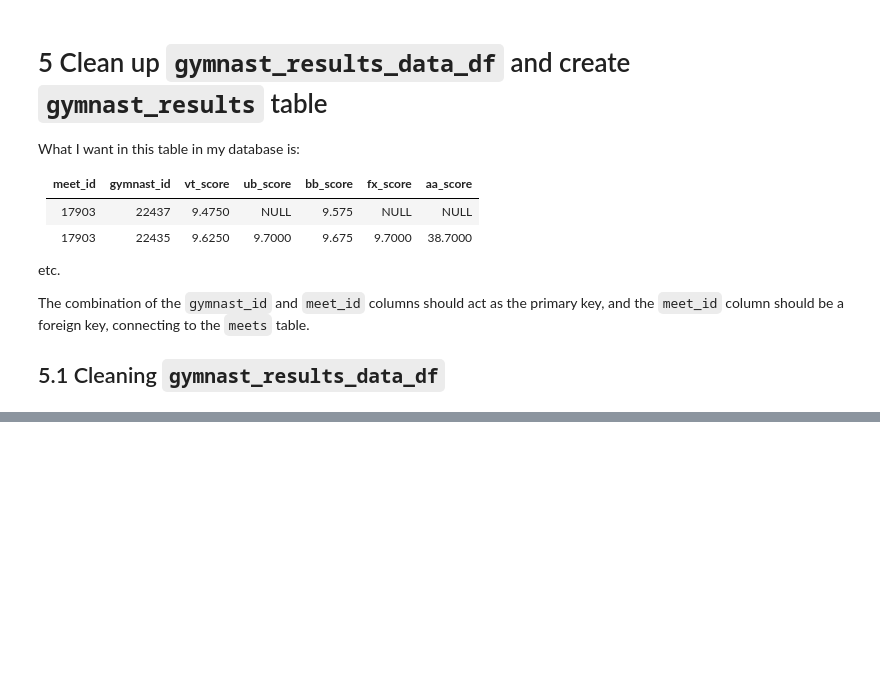
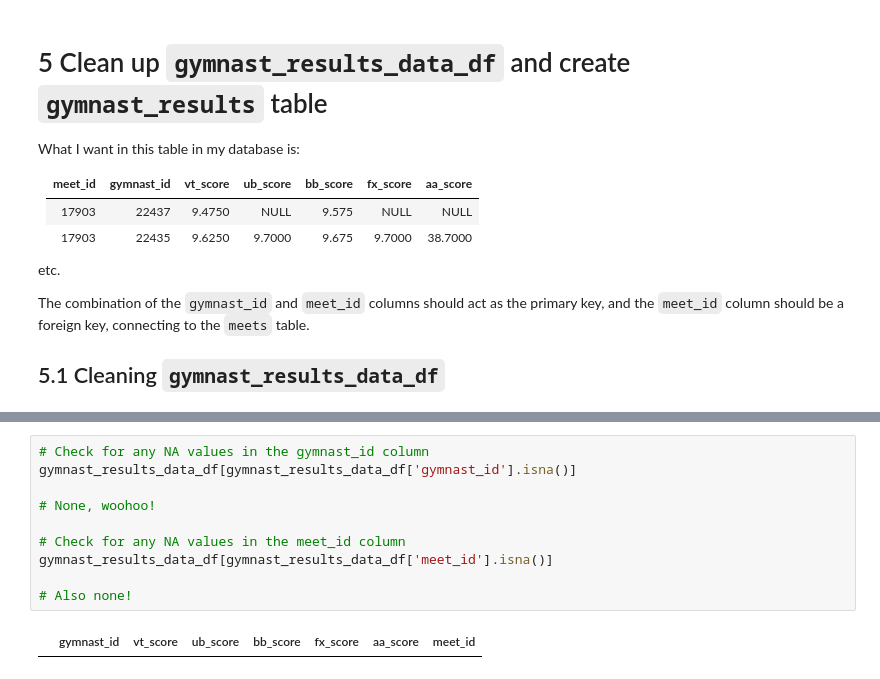
Before and after one commit to LSE-ME204/me204-2024-project-jesatuts2, a Jupyter notebook: Notebooks/NB02-Build-Database.ipynb, the cells around one changed output, grey strips where cells are left out. Drawn from its saved outputs; the diff is of its cells as text; blank space fills up the shorter version.

```diff
--- a/Notebooks/NB02-Build-Database.ipynb
+++ b/Notebooks/NB02-Build-Database.ipynb
@@ -622,0 +722,12 @@ The combination of the `gymnast_id` and `meet_id` columns should act as the prim
+# %%
+# Check for any NA values in the gymnast_id column
+gymnast_results_data_df[gymnast_results_data_df['gymnast_id'].isna()]
+
+# None, woohoo!
+
+# Check for any NA values in the meet_id column
+gymnast_results_data_df[gymnast_results_data_df['meet_id'].isna()]
+
+# Also none!
+# %% [output]
+|  | gymnast_id | vt_score | ub_score | bb_score | fx_score | aa_score | meet_id |
```
Also changed, not shown: parts of 18 cells of this notebook, 1 other file.
